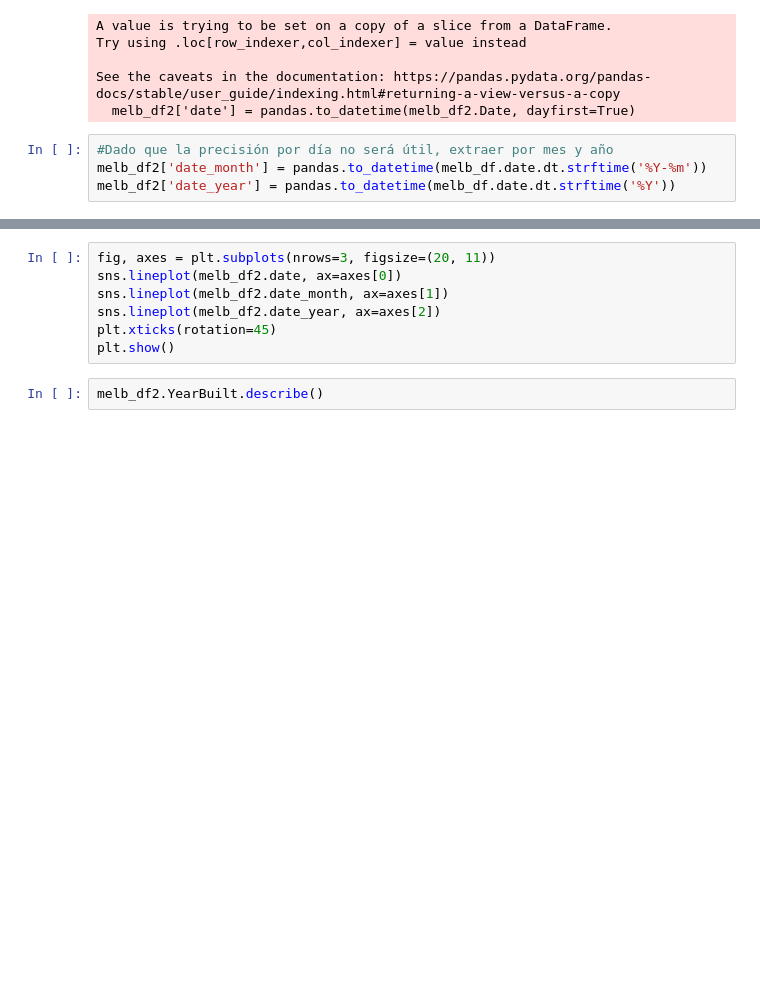
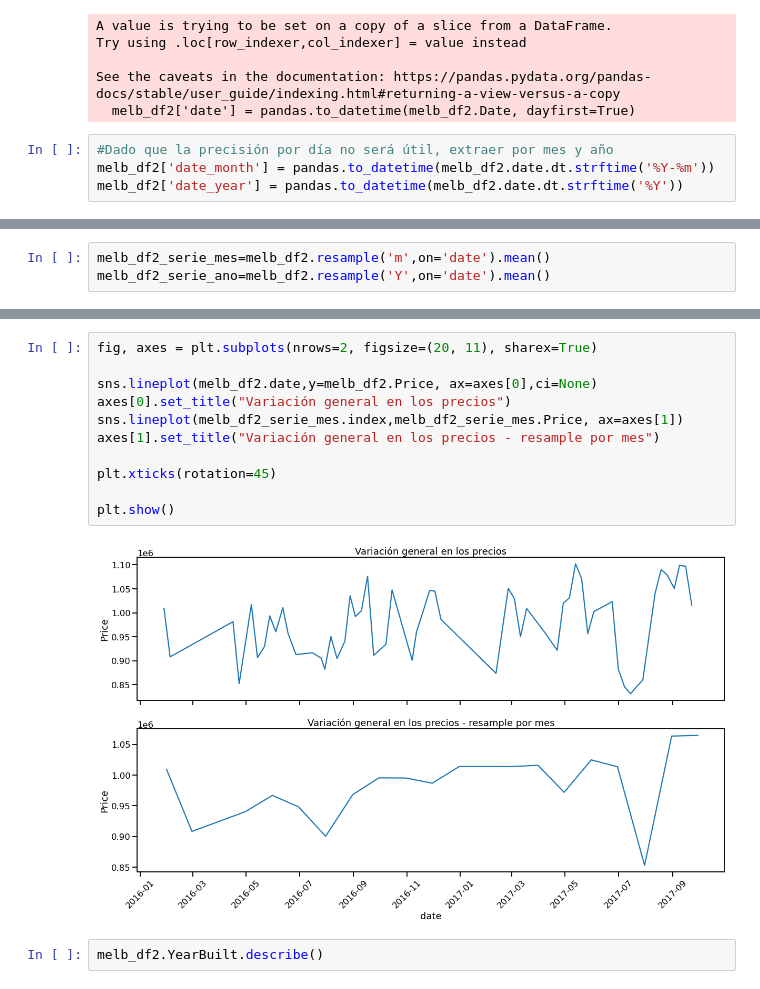
Before and after one commit to estebanarr/TP2_exploracion_curacion_datos, a Jupyter notebook: Entregable_Parte_1.ipynb, the cells around one changed output, grey strips where cells are left out. Drawn from its saved outputs; the diff is of its cells as text; blank space fills up the shorter version.

Commit message:
Agregado de lineplot para variación de precios - mejora gráfico correlación

```diff
--- a/Entregable_Parte_1.ipynb
+++ b/Entregable_Parte_1.ipynb
@@ -391,5 +377,5 @@ See the caveats in the documentation: https://pandas.pydata.org/pandas-docs/stab
   melb_df2['date'] = pandas.to_datetime(melb_df2.Date, dayfirst=True)
 # %%
 #Dado que la precisión por día no será útil, extraer por mes y año
-melb_df2['date_month'] = pandas.to_datetime(melb_df.date.dt.strftime('%Y-%m'))
-melb_df2['date_year'] = pandas.to_datetime(melb_df.date.dt.strftime('%Y'))
+melb_df2['date_month'] = pandas.to_datetime(melb_df2.date.dt.strftime('%Y-%m'))
+melb_df2['date_year'] = pandas.to_datetime(melb_df2.date.dt.strftime('%Y'))
@@ -395,0 +393,3 @@ melb_df2['date_year'] = pandas.to_datetime(melb_df.date.dt.strftime('%Y'))
+# %%
+melb_df2_serie_mes=melb_df2.resample('m',on='date').mean()
+melb_df2_serie_ano=melb_df2.resample('Y',on='date').mean()
@@ -396,10 +403,16 @@ melb_df2['date_year'] = pandas.to_datetime(melb_df.date.dt.strftime('%Y'))
 # %%
-fig, axes = plt.subplots(nrows=3, figsize=(20, 11))
-sns.lineplot(melb_df2.date, ax=axes[0])
-sns.lineplot(melb_df2.date_month, ax=axes[1])
-sns.lineplot(melb_df2.date_year, ax=axes[2])
+fig, axes = plt.subplots(nrows=2, figsize=(20, 11), sharex=True)
+
+sns.lineplot(melb_df2.date,y=melb_df2.Price, ax=axes[0],ci=None)
+axes[0].set_title("Variación general en los precios")
+sns.lineplot(melb_df2_serie_mes.index,melb_df2_serie_mes.Price, ax=axes[1])
+axes[1].set_title("Variación general en los precios - resample por mes")
+
 plt.xticks(rotation=45)
+
 plt.show()
+# %% [output]
+[figure, added]
 # %%
 melb_df2.YearBuilt.describe()
 # %% [output]
```
Also changed, not shown: parts of 6 cells of this notebook.
